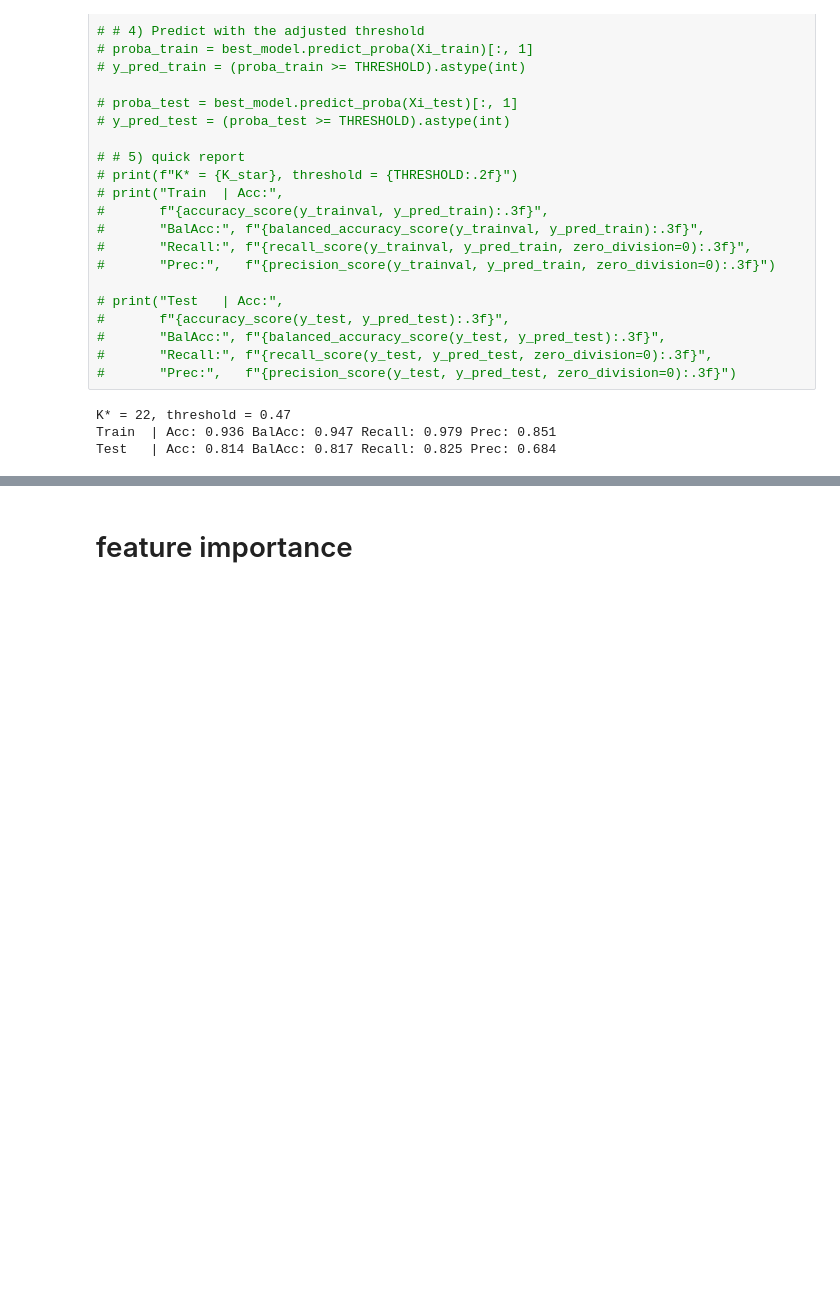
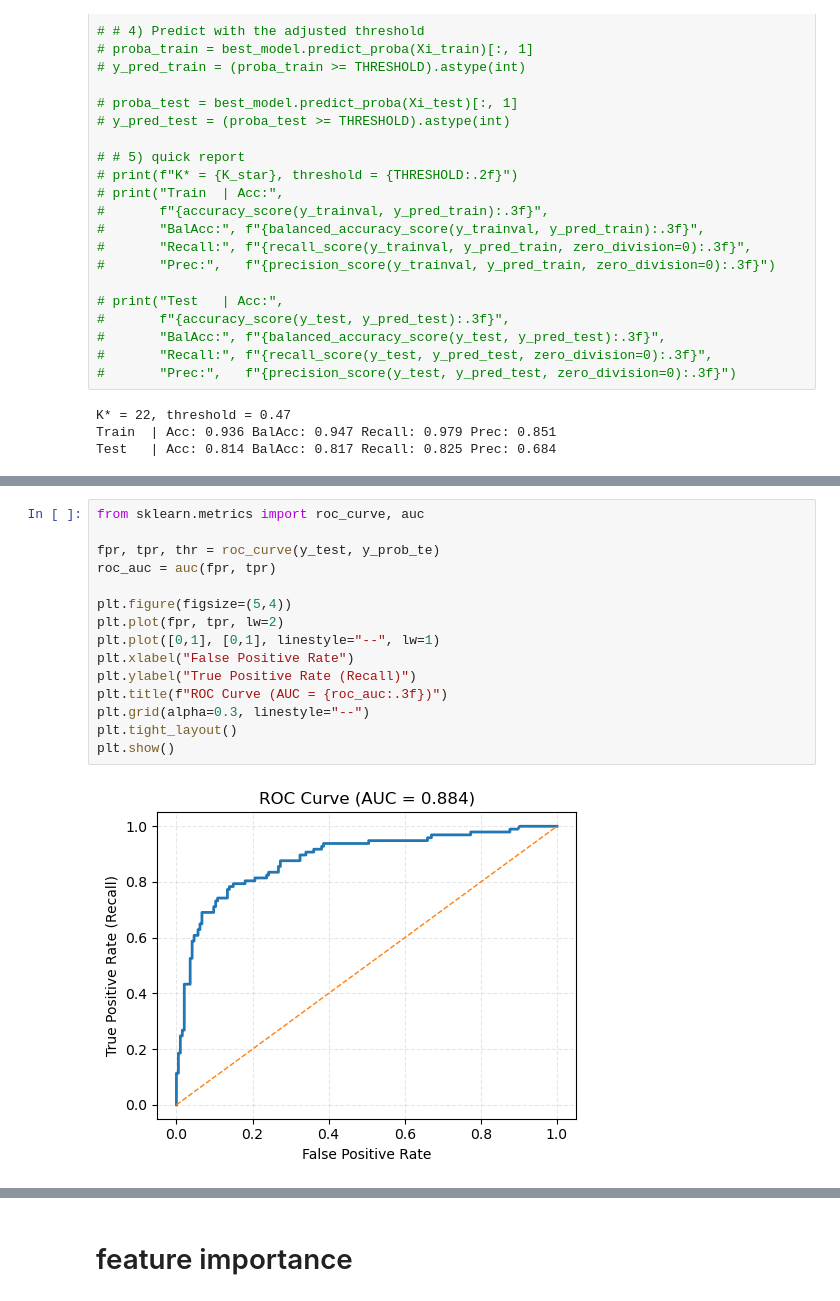
Before and after one commit to MMynampati/density_sensitivity, a Jupyter notebook: Descriptor1/descriptor1_model.ipynb, the cells around one changed output, grey strips where cells are left out. Drawn from its saved outputs; the diff is of its cells as text; blank space fills up the shorter version.

```diff
--- a/Descriptor1/descriptor1_model.ipynb
+++ b/Descriptor1/descriptor1_model.ipynb
@@ -439,0 +470,17 @@ Test PR-AUC: 0.8127454724777682
+# %%
+from sklearn.metrics import roc_curve, auc
+
+fpr, tpr, thr = roc_curve(y_test, y_prob_te)
+roc_auc = auc(fpr, tpr)
+
+plt.figure(figsize=(5,4))
+plt.plot(fpr, tpr, lw=2)
+plt.plot([0,1], [0,1], linestyle="--", lw=1)
+plt.xlabel("False Positive Rate")
+plt.ylabel("True Positive Rate (Recall)")
+plt.title(f"ROC Curve (AUC = {roc_auc:.3f})")
+plt.grid(alpha=0.3, linestyle="--")
+plt.tight_layout()
+plt.show()
+# %% [output]
+[figure, added]
```
Also changed, not shown: parts of 21 cells of this notebook, 2 other files.
